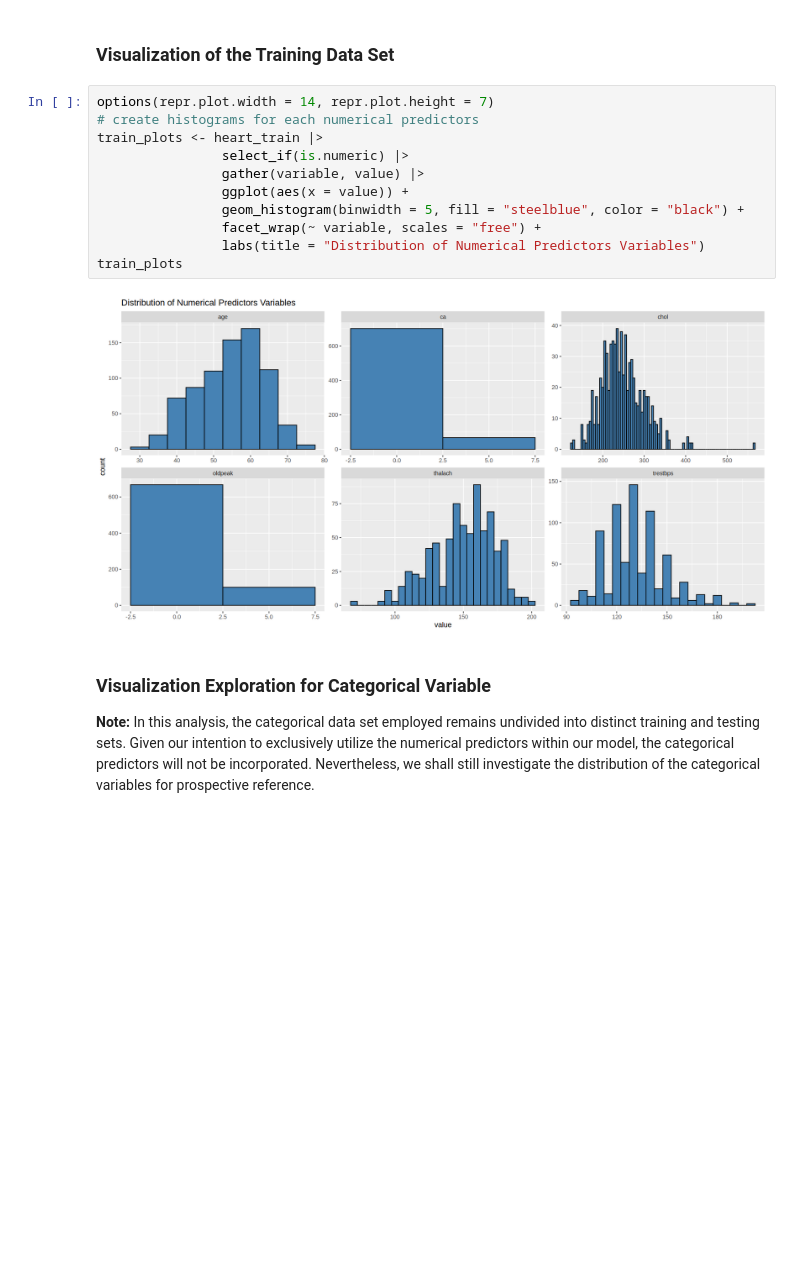
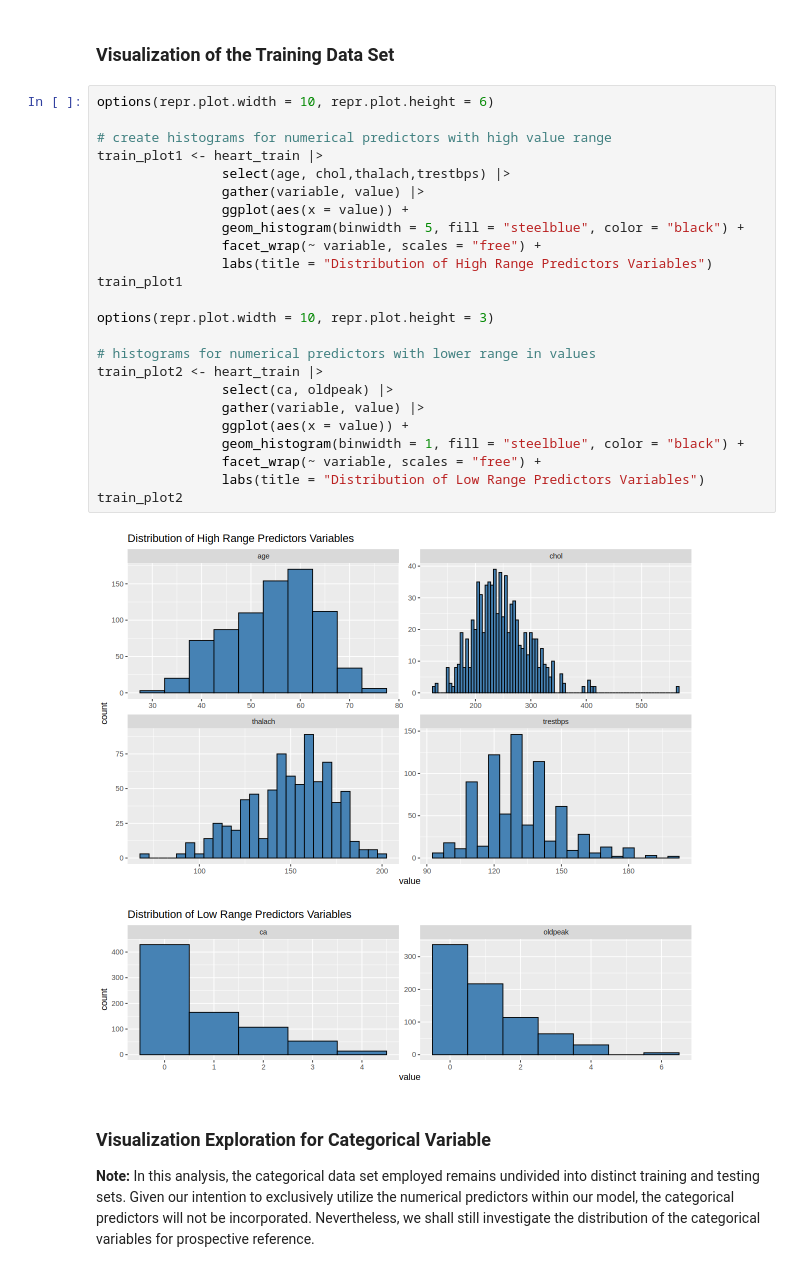
Before and after one commit to AnishkaFP/dsci-100-2023w1-group-029, a Jupyter notebook: Proposal_008-029.ipynb, the cells around one changed output. Saved outputs shown, nothing was run; the diff lists cells and outputs as text; blank space fills up the shorter version.

```diff
--- a/Proposal_008-029.ipynb
+++ b/Proposal_008-029.ipynb
@@ -229,18 +235,32 @@ A tibble: 2 × 14
 # %% [markdown]
 ### Visualization of the Training Data Set ###
 # %%
-options(repr.plot.width = 14, repr.plot.height = 7)
-# create histograms for each numerical predictors
-train_plots <- heart_train |>
-                select_if(is.numeric) |>
+options(repr.plot.width = 10, repr.plot.height = 6)
+
+# create histograms for numerical predictors with high value range
+train_plot1 <- heart_train |>
+                select(age, chol,thalach,trestbps) |>
                 gather(variable, value) |>
                 ggplot(aes(x = value)) +
                 geom_histogram(binwidth = 5, fill = "steelblue", color = "black") +
                 facet_wrap(~ variable, scales = "free") +
-                labs(title = "Distribution of Numerical Predictors Variables")
-train_plots
+                labs(title = "Distribution of High Range Predictors Variables")
+train_plot1
+
+options(repr.plot.width = 10, repr.plot.height = 3)
+
+# histograms for numerical predictors with lower range in values
+train_plot2 <- heart_train |>
+                select(ca, oldpeak) |>
+                gather(variable, value) |>
+                ggplot(aes(x = value)) +
+                geom_histogram(binwidth = 1, fill = "steelblue", color = "black") +
+                facet_wrap(~ variable, scales = "free") +
+                labs(title = "Distribution of Low Range Predictors Variables")
+train_plot2
 # %% [output]
-[figure, old version]
+[figure, new version]
+[figure, added]
 # %% [markdown]
 ### Visualization Exploration for Categorical Variable ###
 **Note:** In this analysis, the categorical data set employed remains undivided into distinct training and testing sets. Given our intention to exclusively utilize the numerical predictors within our model, the categorical predictors will not be incorporated. Nevertheless, we shall still investigate the distribution of the categorical variables for prospective reference.
```
Also changed, not shown: parts of 6 cells of this notebook.
